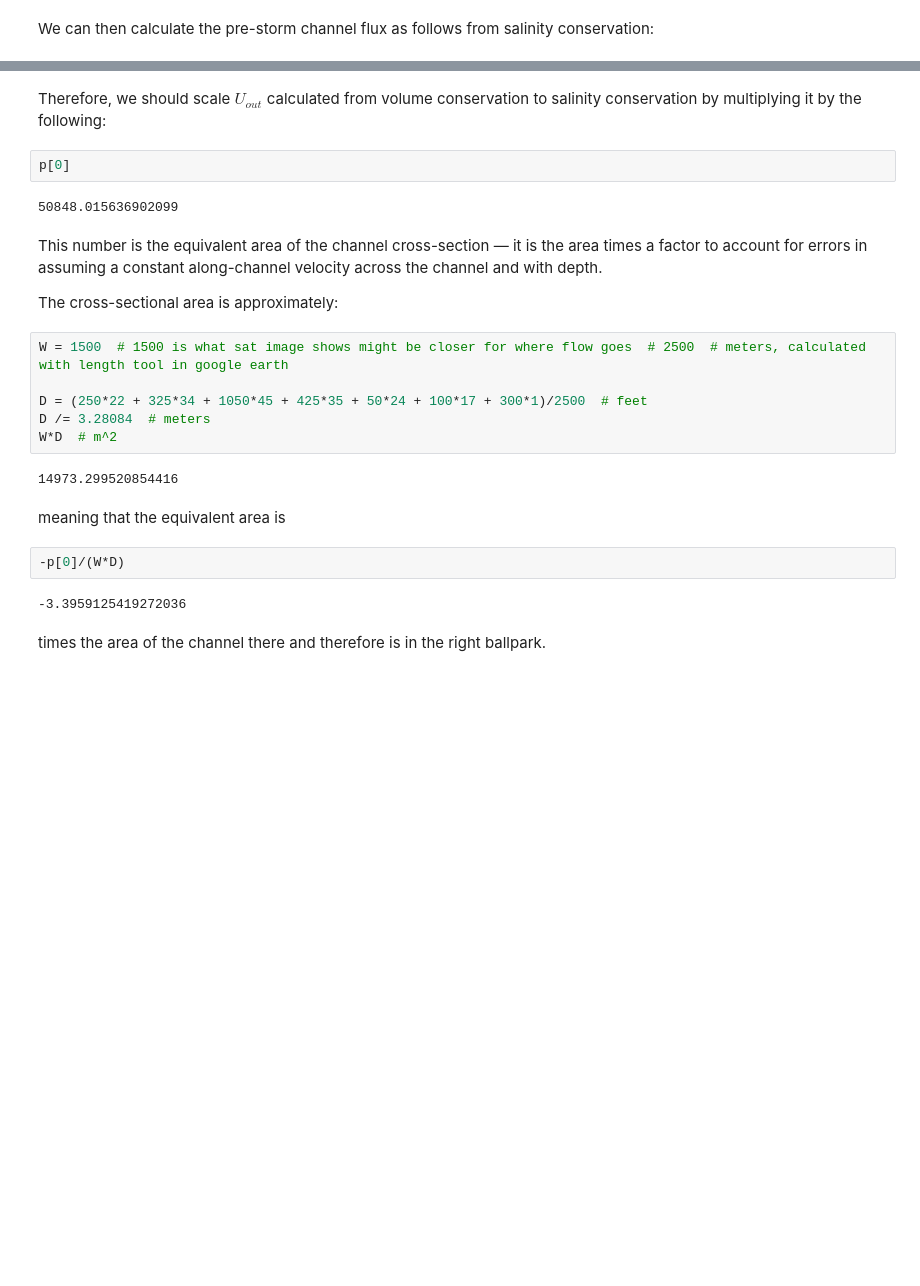
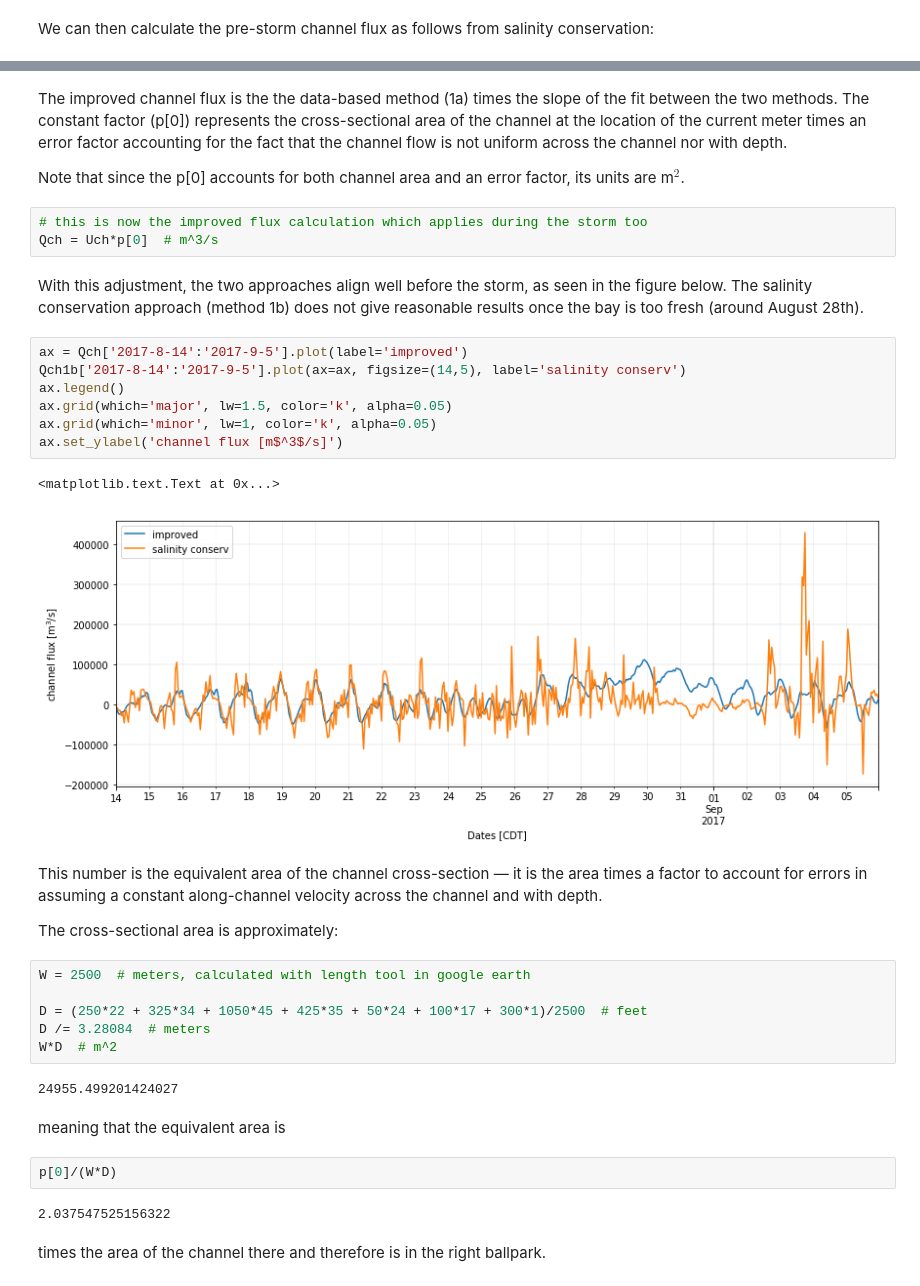
Before and after one commit to kthyng/flood_estimate, a Jupyter notebook: Analysis.ipynb, the cells around one changed output, grey strips where cells are left out. Saved outputs shown, nothing was run; the diff lists cells and outputs as text; blank space fills up the shorter version.

```diff
--- a/Analysis.ipynb
+++ b/Analysis.ipynb
@@ -279,27 +279,40 @@ Qch1b['2017-8-14':'2017-9-5'].plot(ax=ax, figsize=(14,5))
-# %% [markdown]
-Therefore, we should scale $U_{out}$ calculated from volume conservation to salinity conservation by multiplying it by the following:
-# %%
-p[0]
-# %% [output]
-50848.015636902099
+# %% [markdown]
+The improved channel flux is the the data-based method (1a) times the slope of the fit between the two methods. The constant factor (p[0]) represents the cross-sectional area of the channel at the location of the current meter times an error factor accounting for the fact that the channel flow is not uniform across the channel nor with depth.
+
+Note that since the p[0] accounts for both channel area and an error factor, its units are m$^2$.
+# %%
+# this is now the improved flux calculation which applies during the storm too
+Qch = Uch*p[0]  # m^3/s
+# %% [markdown]
+With this adjustment, the two approaches align well before the storm, as seen in the figure below. The salinity conservation approach (method 1b) does not give reasonable results once the bay is too fresh (around August 28th).
+# %%
+ax = Qch['2017-8-14':'2017-9-5'].plot(label='improved')
+Qch1b['2017-8-14':'2017-9-5'].plot(ax=ax, figsize=(14,5), label='salinity conserv')
+ax.legend()
+ax.grid(which='major', lw=1.5, color='k', alpha=0.05)
+ax.grid(which='minor', lw=1, color='k', alpha=0.05)
+ax.set_ylabel('channel flux [m$^3$/s]')
+# %% [output]
+<matplotlib.text.Text at 0x...>
+[figure, added]
 # %% [markdown]
 This number is the equivalent area of the channel cross-section — it is the area times a factor to account for errors in assuming a constant along-channel velocity across the channel and with depth.
 
 The cross-sectional area is approximately:
 # %%
-W = 1500  # 1500 is what sat image shows might be closer for where flow goes  # 2500  # meters, calculated with length tool in google earth
+W = 2500  # meters, calculated with length tool in google earth
 
 D = (250*22 + 325*34 + 1050*45 + 425*35 + 50*24 + 100*17 + 300*1)/2500  # feet
 D /= 3.28084  # meters
 W*D  # m^2
 # %% [output]
-14973.299520854416
+24955.499201424027
 # %% [markdown]
 meaning that the equivalent area is
 # %%
--p[0]/(W*D)
+p[0]/(W*D)
 # %% [output]
--3.3959125419272036
+2.037547525156322
 # %% [markdown]
 times the area of the channel there and therefore is in the right ballpark.
 # %% [markdown]
```
Also changed, not shown: parts of 39 cells of this notebook.
